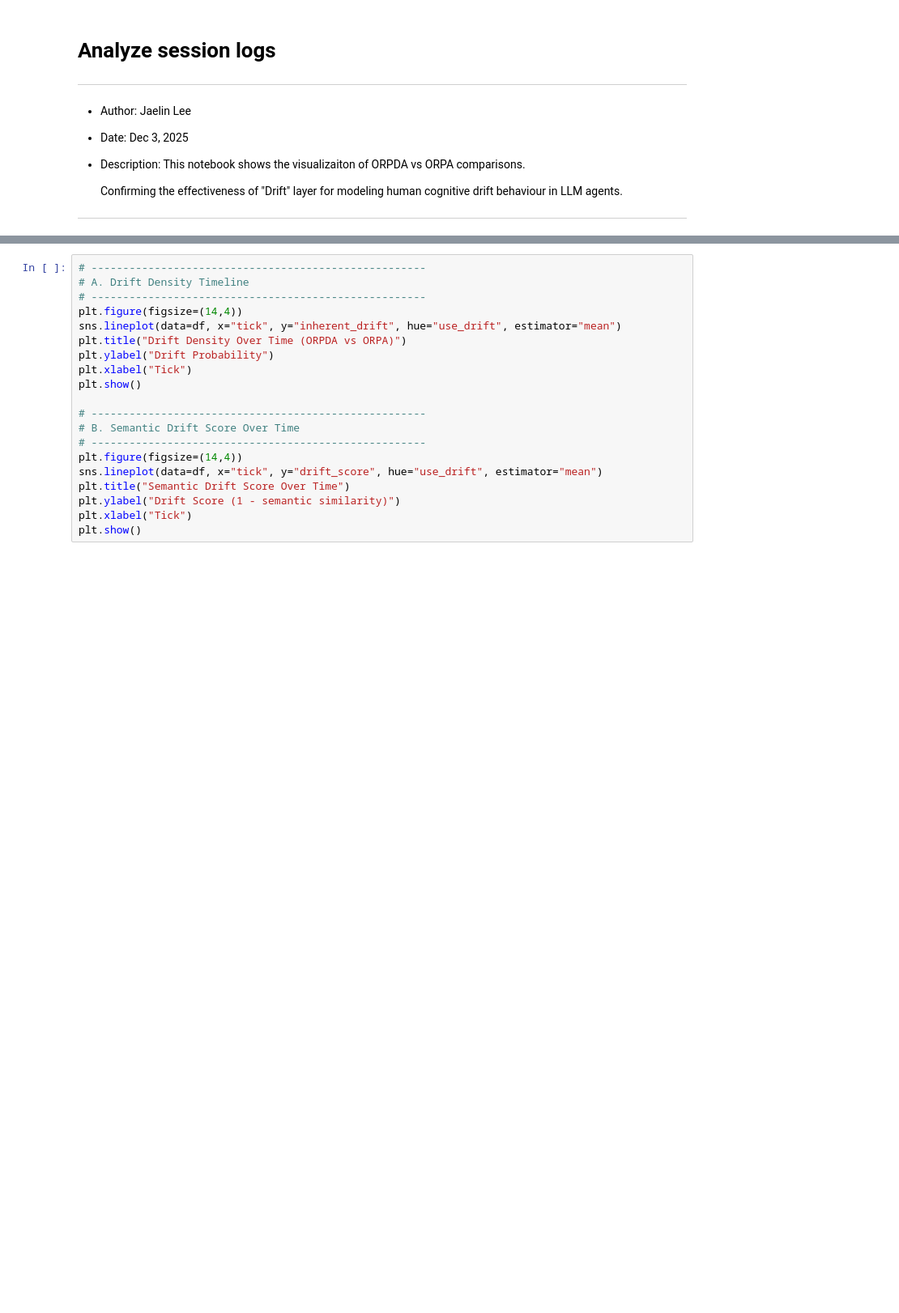
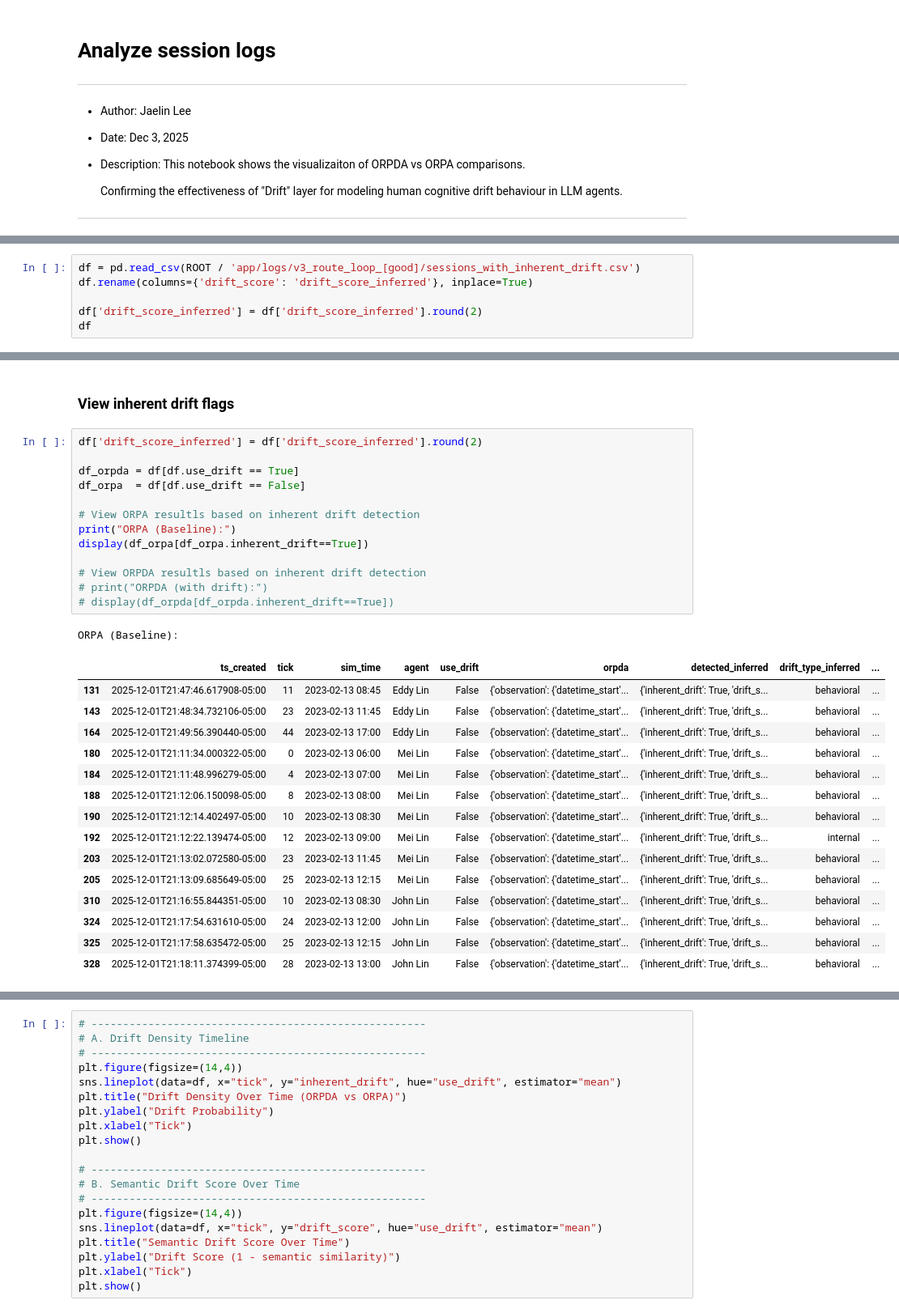
Before and after one commit to jaelin215/Driftville_Agent, a Jupyter notebook: app/src/utils/viz_metrics.ipynb, the cells around one changed output, grey strips where cells are left out. Shown: that part at 81% size. Drawn from its saved outputs; the diff is of its cells as text; blank space fills up the shorter version.

```diff
--- a/app/src/viz_metrics.ipynb
+++ b/app/src/utils/viz_metrics.ipynb
@@ -15,0 +39,6 @@ There are hidden drift in both ORPA and ORPDA agent behaviour. To make it a fair
+# %%
+df = pd.read_csv(ROOT / 'app/logs/v3_route_loop_[good]/sessions_with_inherent_drift.csv')
+df.rename(columns={'drift_score': 'drift_score_inferred'}, inplace=True)
+
+df['drift_score_inferred'] = df['drift_score_inferred'].round(2)
+df
@@ -113,0 +117,32 @@ df_orpda[df_orpda.inherent_drift==True]
+# %% [markdown]
+### View inherent drift flags
+# %%
+df['drift_score_inferred'] = df['drift_score_inferred'].round(2)
+
+df_orpda = df[df.use_drift == True]
+df_orpa  = df[df.use_drift == False]
+
+# View ORPA resultls based on inherent drift detection
+print("ORPA (Baseline):")
+display(df_orpa[df_orpa.inherent_drift==True])
+
+# View ORPDA resultls based on inherent drift detection
+# print("ORPDA (with drift):")
+# display(df_orpda[df_orpda.inherent_drift==True])
+# %% [output]
+ORPA (Baseline):
+|  | ts_created | tick | sim_time | agent | use_drift | orpda | detected_inferred | drift_type_inferred | ... |
+| 131 | 2025-12-01T21:47:46.617908-05:00 | 11 | 2023-02-13 08:45 | Eddy Lin | False | {'observation': {'datetime_start'... | {'inherent_drift': True, 'drift_s... | behavioral | ... |
+| 143 | 2025-12-01T21:48:34.732106-05:00 | 23 | 2023-02-13 11:45 | Eddy Lin | False | {'observation': {'datetime_start'... | {'inherent_drift': True, 'drift_s... | behavioral | ... |
+| 164 | 2025-12-01T21:49:56.390440-05:00 | 44 | 2023-02-13 17:00 | Eddy Lin | False | {'observation': {'datetime_start'... | {'inherent_drift': True, 'drift_s... | behavioral | ... |
+| 180 | 2025-12-01T21:11:34.000322-05:00 | 0 | 2023-02-13 06:00 | Mei Lin | False | {'observation': {'datetime_start'... | {'inherent_drift': True, 'drift_s... | behavioral | ... |
+| 184 | 2025-12-01T21:11:48.996279-05:00 | 4 | 2023-02-13 07:00 | Mei Lin | False | {'observation': {'datetime_start'... | {'inherent_drift': True, 'drift_s... | behavioral | ... |
+| 188 | 2025-12-01T21:12:06.150098-05:00 | 8 | 2023-02-13 08:00 | Mei Lin | False | {'observation': {'datetime_start'... | {'inherent_drift': True, 'drift_s... | behavioral | ... |
+| 190 | 2025-12-01T21:12:14.402497-05:00 | 10 | 2023-02-13 08:30 | Mei Lin | False | {'observation': {'datetime_start'... | {'inherent_drift': True, 'drift_s... | behavioral | ... |
+| 192 | 2025-12-01T21:12:22.139474-05:00 | 12 | 2023-02-13 09:00 | Mei Lin | False | {'observation': {'datetime_start'... | {'inherent_drift': True, 'drift_s... | internal | ... |
+| 203 | 2025-12-01T21:13:02.072580-05:00 | 23 | 2023-02-13 11:45 | Mei Lin | False | {'observation': {'datetime_start'... | {'inherent_drift': True, 'drift_s... | behavioral | ... |
+| 205 | 2025-12-01T21:13:09.685649-05:00 | 25 | 2023-02-13 12:15 | Mei Lin | False | {'observation': {'datetime_start'... | {'inherent_drift': True, 'drift_s... | behavioral | ... |
+| 310 | 2025-12-01T21:16:55.844351-05:00 | 10 | 2023-02-13 08:30 | John Lin | False | {'observation': {'datetime_start'... | {'inherent_drift': True, 'drift_s... | behavioral | ... |
+| 324 | 2025-12-01T21:17:54.631610-05:00 | 24 | 2023-02-13 12:00 | John Lin | False | {'observation': {'datetime_start'... | {'inherent_drift': True, 'drift_s... | behavioral | ... |
+| 325 | 2025-12-01T21:17:58.635472-05:00 | 25 | 2023-02-13 12:15 | John Lin | False | {'observation': {'datetime_start'... | {'inherent_drift': True, 'drift_s... | behavioral | ... |
+| 328 | 2025-12-01T21:18:11.374399-05:00 | 28 | 2023-02-13 13:00 | John Lin | False | {'observation': {'datetime_start'... | {'inherent_drift': True, 'drift_s... | behavioral | ... |
```
Also changed, not shown: parts of 22 cells of this notebook, 33 other files.
